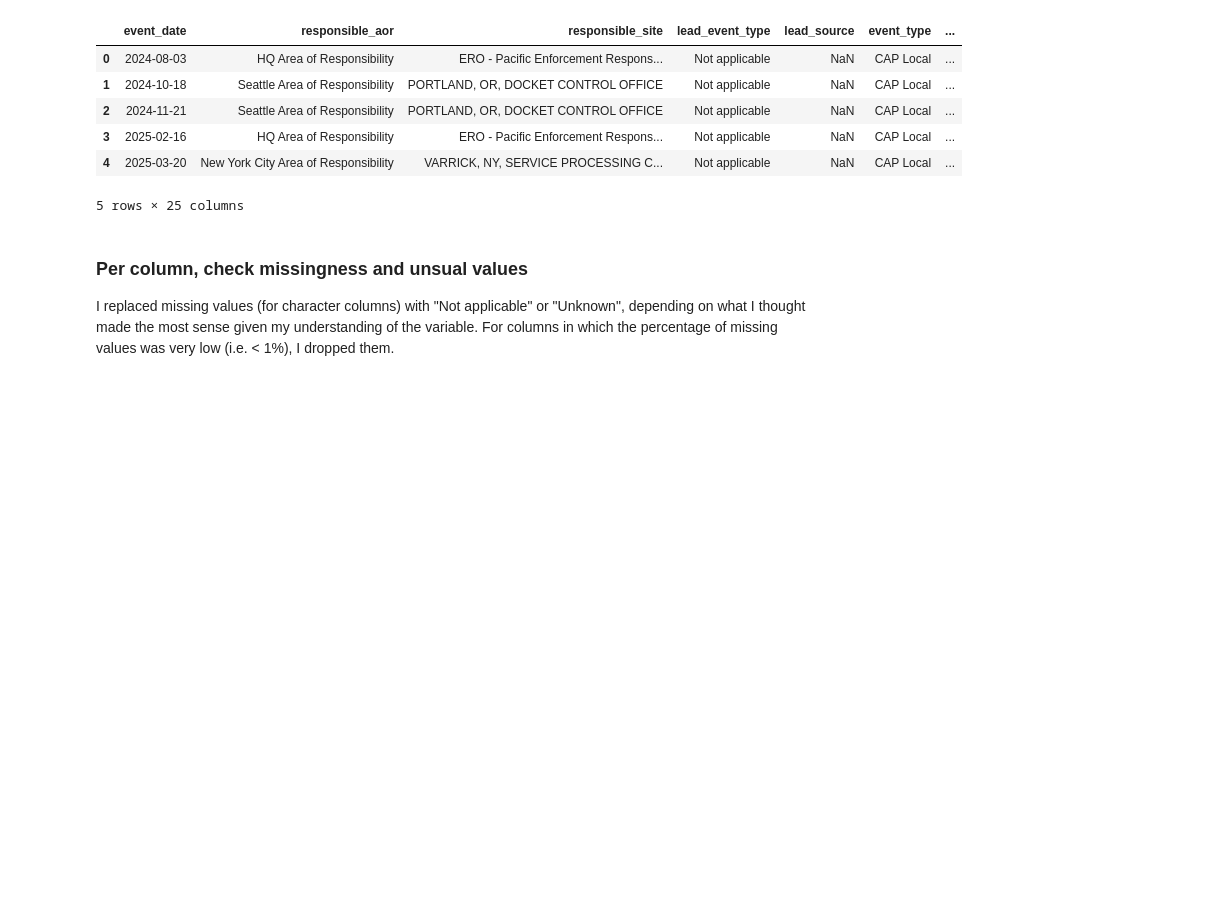
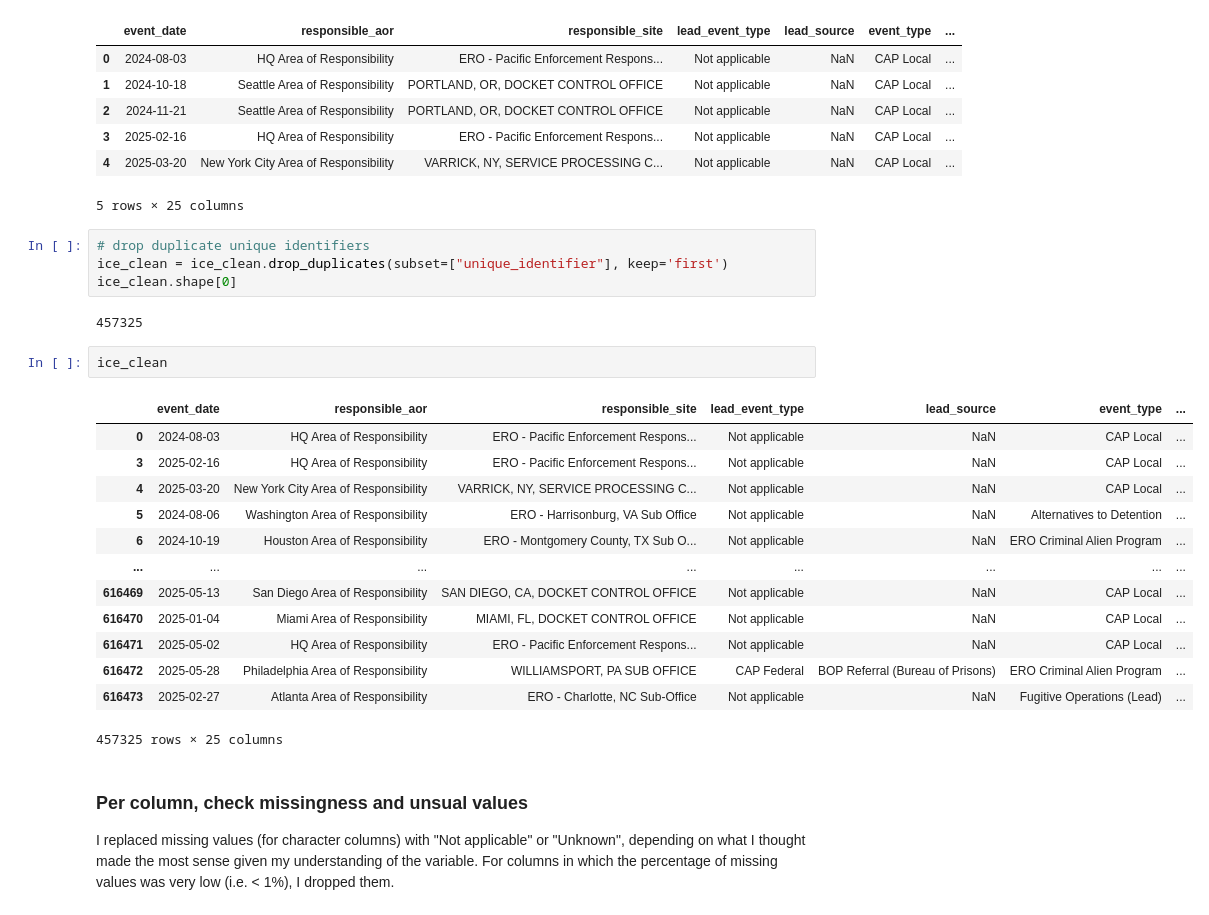
Before and after one commit to glow-27/Ice-Encounters-Mapping, a Jupyter notebook: preprocessing_encounters.ipynb, the cells around one changed output. Cells and saved outputs as stored; diff of their text form; blank space fills up the shorter version.

```diff
--- a/preprocessing_encounters.ipynb
+++ b/preprocessing_encounters.ipynb
@@ -26,6 +27,28 @@ ice_clean.head()
 | 3 | 2025-02-16 | HQ Area of Responsibility | ERO - Pacific Enforcement Respons... | Not applicable | NaN | CAP Local | ... |
 | 4 | 2025-03-20 | New York City Area of Responsibility | VARRICK, NY, SERVICE PROCESSING C... | Not applicable | NaN | CAP Local | ... |
 5 rows × 25 columns
+# %%
+# drop duplicate unique identifiers
+ice_clean = ice_clean.drop_duplicates(subset=["unique_identifier"], keep='first')
+ice_clean.shape[0]
+# %% [output]
+457325
+# %%
+ice_clean
+# %% [output]
+|  | event_date | responsible_aor | responsible_site | lead_event_type | lead_source | event_type | ... |
+| 0 | 2024-08-03 | HQ Area of Responsibility | ERO - Pacific Enforcement Respons... | Not applicable | NaN | CAP Local | ... |
+| 3 | 2025-02-16 | HQ Area of Responsibility | ERO - Pacific Enforcement Respons... | Not applicable | NaN | CAP Local | ... |
+| 4 | 2025-03-20 | New York City Area of Responsibility | VARRICK, NY, SERVICE PROCESSING C... | Not applicable | NaN | CAP Local | ... |
+| 5 | 2024-08-06 | Washington Area of Responsibility | ERO - Harrisonburg, VA Sub Office | Not applicable | NaN | Alternatives to Detention | ... |
+| 6 | 2024-10-19 | Houston Area of Responsibility | ERO - Montgomery County, TX Sub O... | Not applicable | NaN | ERO Criminal Alien Program | ... |
+| ... | ... | ... | ... | ... | ... | ... | ... |
+| 616469 | 2025-05-13 | San Diego Area of Responsibility | SAN DIEGO, CA, DOCKET CONTROL OFFICE | Not applicable | NaN | CAP Local | ... |
+| 616470 | 2025-01-04 | Miami Area of Responsibility | MIAMI, FL, DOCKET CONTROL OFFICE | Not applicable | NaN | CAP Local | ... |
+| 616471 | 2025-05-02 | HQ Area of Responsibility | ERO - Pacific Enforcement Respons... | Not applicable | NaN | CAP Local | ... |
+| 616472 | 2025-05-28 | Philadelphia Area of Responsibility | WILLIAMSPORT, PA SUB OFFICE | CAP Federal | BOP Referral (Bureau of Prisons) | ERO Criminal Alien Program | ... |
+| 616473 | 2025-02-27 | Atlanta Area of Responsibility | ERO - Charlotte, NC Sub-Office | Not applicable | NaN | Fugitive Operations (Lead) | ... |
+457325 rows × 25 columns
 # %% [markdown]
 ### Per column, check missingness and unsual values
 
```
Also changed, not shown: parts of 25 cells of this notebook, 4 other files.
